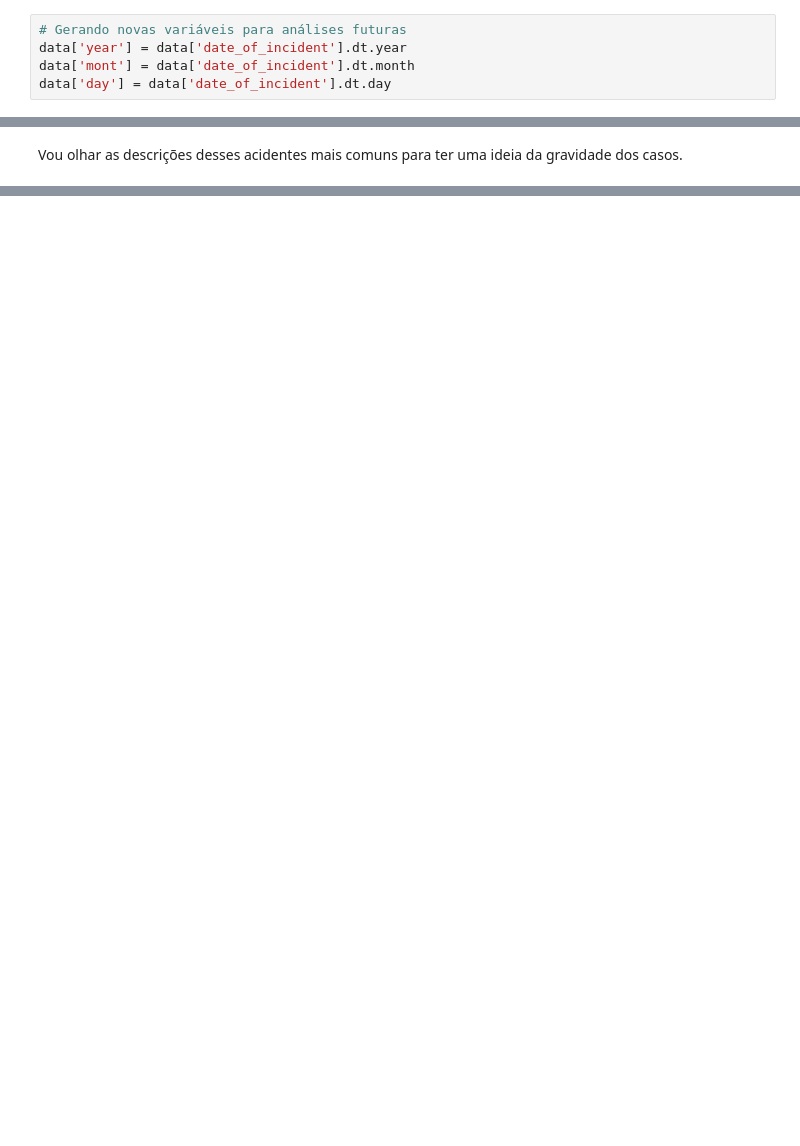
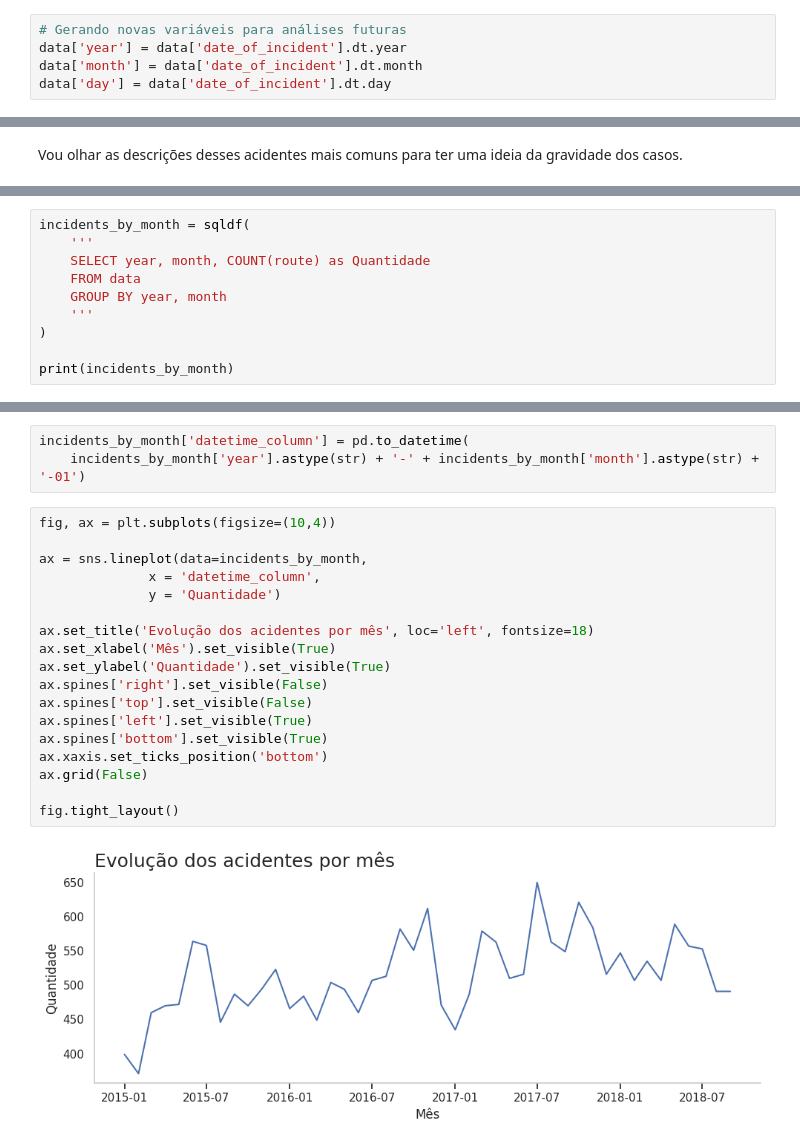
Before and after one commit to andre-almd/Risk-Analysis-in-Public-Transport, a Jupyter notebook: public_transport_analysis.ipynb, the cells around one changed output, grey strips where cells are left out. Saved outputs shown, nothing was run; the diff lists cells and outputs as text; blank space fills up the shorter version.

```diff
--- a/public_transport_analysis.ipynb
+++ b/public_transport_analysis.ipynb
@@ -101,7 +101,7 @@ data['date_of_incident'] = pd.to_datetime(data['date_of_incident'])
 # %%
 # Gerando novas variáveis para análises futuras
 data['year'] = data['date_of_incident'].dt.year
-data['mont'] = data['date_of_incident'].dt.month
+data['month'] = data['date_of_incident'].dt.month
 data['day'] = data['date_of_incident'].dt.day
 # %%
 data.info()
@@ -318,0 +323,10 @@ Podemos veriricar que a grande maioria dos é casos as lesões são tratadas no
+# %%
+incidents_by_month = sqldf(
+    '''
+    SELECT year, month, COUNT(route) as Quantidade
+    FROM data
+    GROUP BY year, month
+    '''
+)
+
+print(incidents_by_month)
@@ -318,0 +351,23 @@ Podemos veriricar que a grande maioria dos é casos as lesões são tratadas no
+# %%
+incidents_by_month['datetime_column'] = pd.to_datetime(
+    incidents_by_month['year'].astype(str) + '-' + incidents_by_month['month'].astype(str) + '-01')
+# %%
+fig, ax = plt.subplots(figsize=(10,4))
+
+ax = sns.lineplot(data=incidents_by_month,
+              x = 'datetime_column',
+              y = 'Quantidade')
+
+ax.set_title('Evolução dos acidentes por mês', loc='left', fontsize=18)
+ax.set_xlabel('Mês').set_visible(True)
+ax.set_ylabel('Quantidade').set_visible(True)
+ax.spines['right'].set_visible(False)
+ax.spines['top'].set_visible(False)
+ax.spines['left'].set_visible(True)
+ax.spines['bottom'].set_visible(True)
+ax.xaxis.set_ticks_position('bottom')
+ax.grid(False)
+
+fig.tight_layout()
+# %% [output]
+[figure, added]
```
Also changed, not shown: parts of 32 cells of this notebook.
